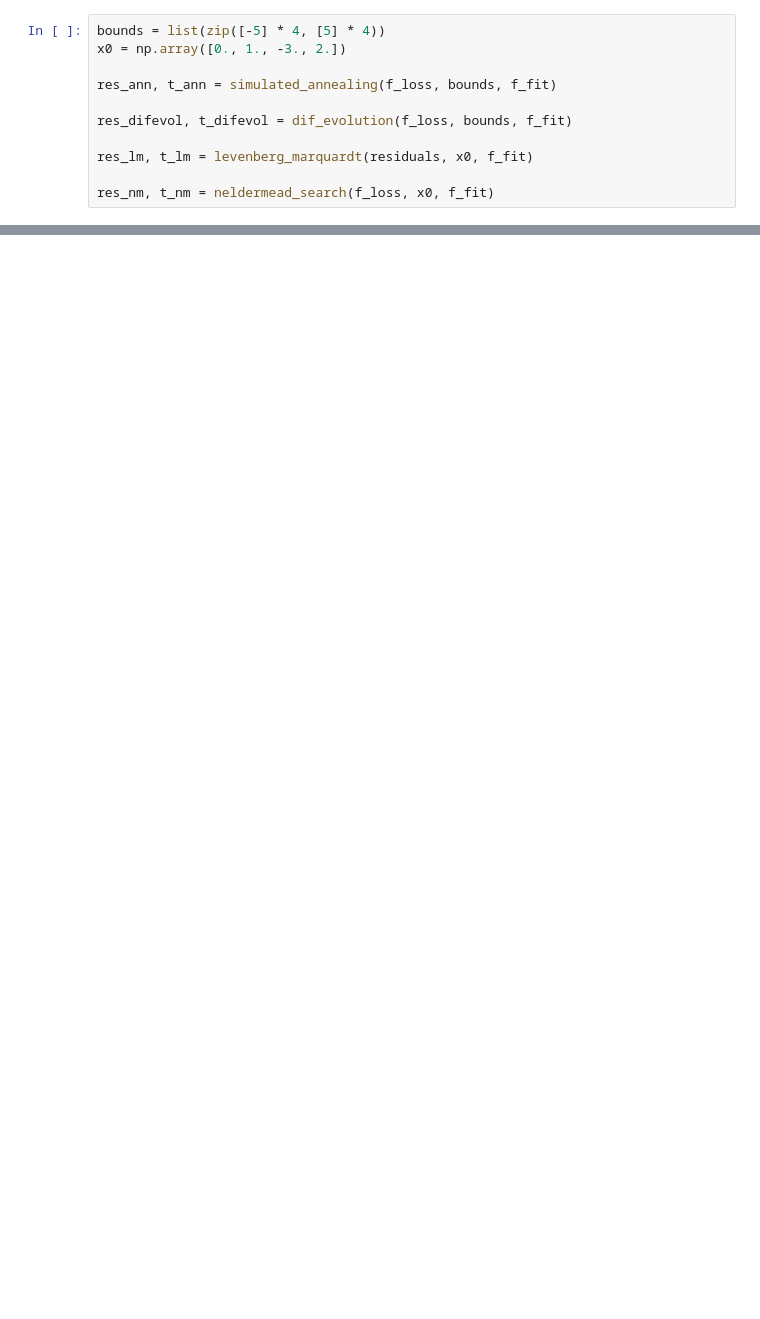
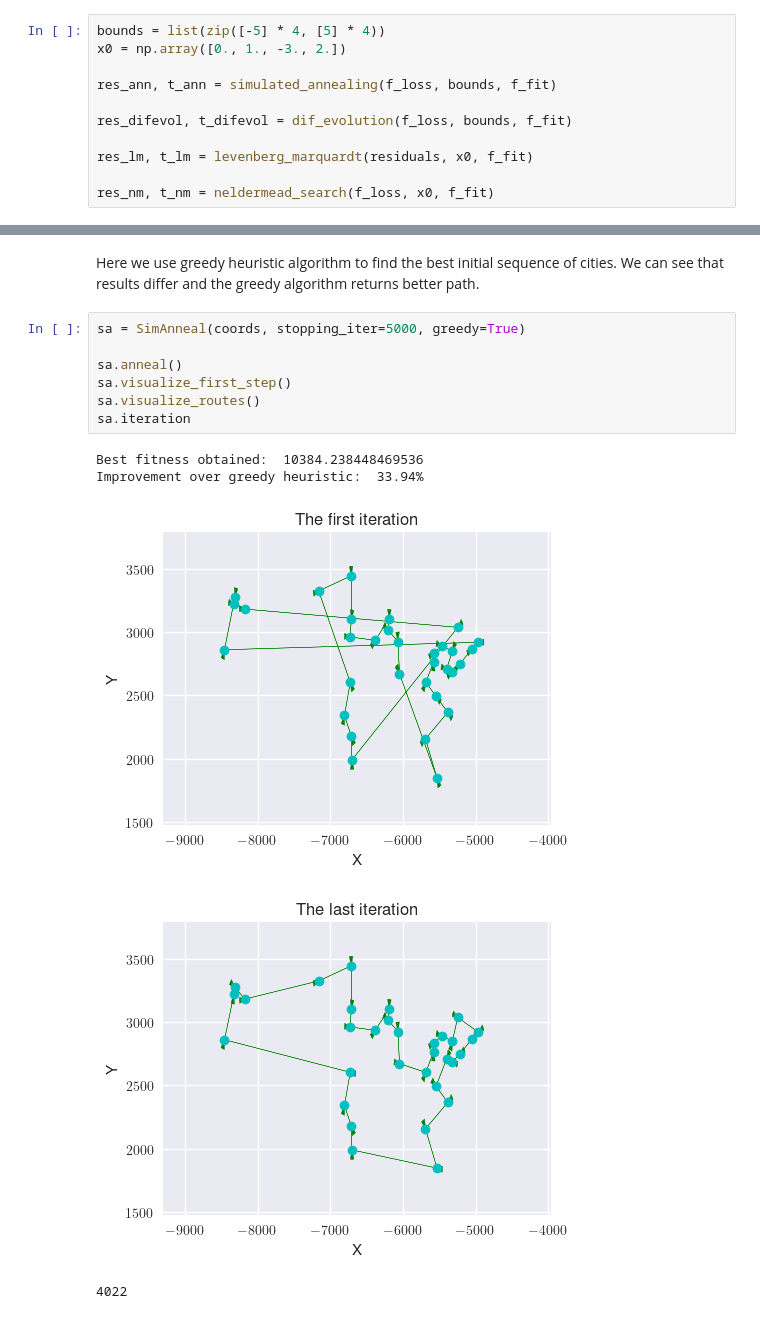
Before and after one commit to anafisa/Analysis-and-development-of-algorithms, a Jupyter notebook: Lab 4. Algorithms for unconstrained nonlinear optimization/Lab 4.ipynb, the cells around one changed output, grey strips where cells are left out. Drawn from its saved outputs; the diff is of its cells as text; blank space fills up the shorter version.

```diff
--- a/Lab 4. Algorithms for unconstrained nonlinear optimization/Lab 4.ipynb
+++ b/Lab 4. Algorithms for unconstrained nonlinear optimization/Lab 4.ipynb
@@ -174,0 +216,15 @@ plt.savefig("".join((fgnm)))
+# %% [markdown]
+Here we use greedy heuristic algorithm to find the best initial sequence of cities. We can see that results differ and the greedy algorithm returns better path.
+# %%
+sa = SimAnneal(coords, stopping_iter=5000, greedy=True)
+
+sa.anneal()
+sa.visualize_first_step()
+sa.visualize_routes()
+sa.iteration
+# %% [output]
+Best fitness obtained:  10384.238448469536
+Improvement over greedy heuristic:  33.94%
+[figure, added]
+[figure, added]
+4022
```
Also changed, not shown: parts of 16 cells of this notebook.
